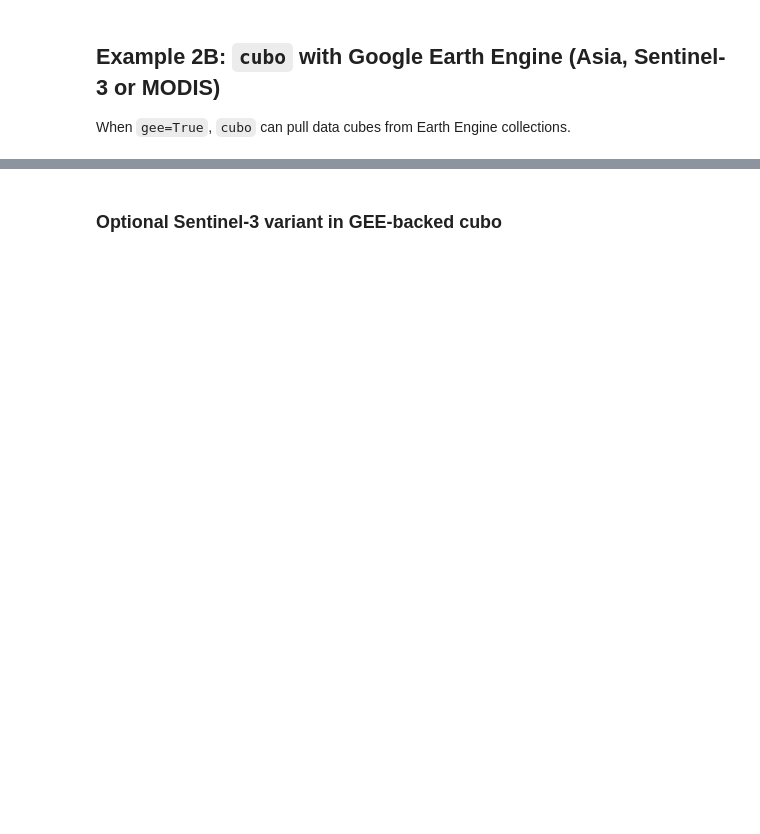
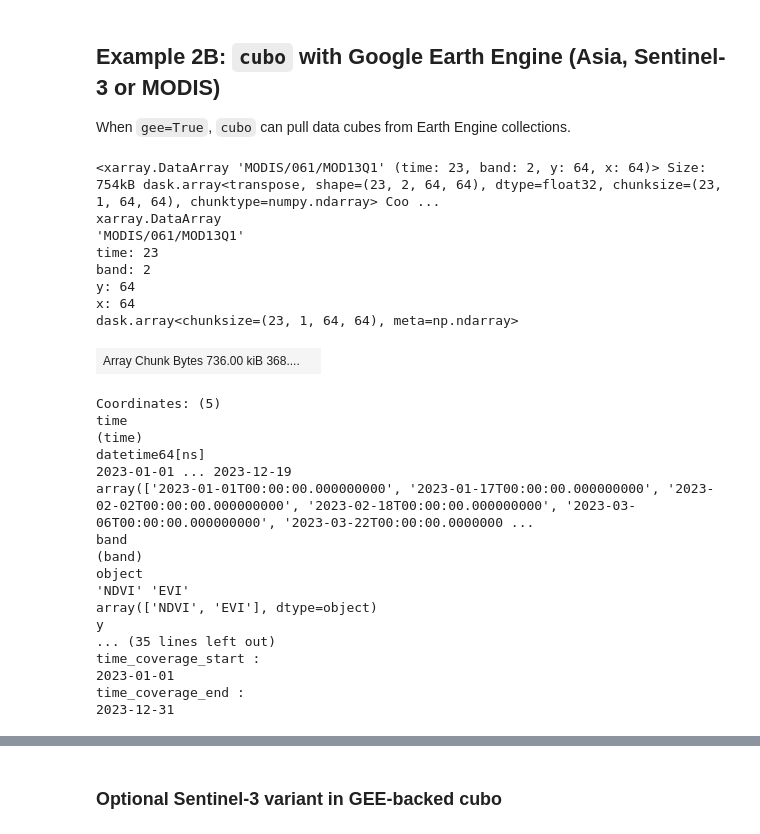
Before and after one commit to khizerzakir/CEOS_UNOOSA_Training, a Jupyter notebook: eo_climate_resilience_tutorial_africa_asia.ipynb, the cells around one changed output, grey strips where cells are left out. Drawn from its saved outputs; the diff is of its cells as text; code cells hidden in the pictures; blank space fills up the shorter version.

```diff
--- a/eo_climate_resilience_tutorial_africa_asia.ipynb
+++ b/eo_climate_resilience_tutorial_africa_asia.ipynb
@@ -252,22 +391,49 @@ When `gee=True`, `cubo` can pull data cubes from Earth Engine collections.
 # %%
 
 # Initialize Earth Engine first if needed:
 # ee.Initialize(project="YOUR_GEE_PROJECT",
 #               opt_url="https://earthengine-highvolume.googleapis.com")
 
 lat_asia = 22.5
 lon_asia = 90.0
 
 # Example: MODIS NDVI via GEE-backed cubo
-# da_asia_cubo = cubo.create(
-#     lat=lat_asia,
-#     lon=lon_asia,
-#     collection="MODIS/061/MOD13Q1",
-#     bands=["NDVI", "EVI"],
-#     start_date="2023-01-01",
-#     end_date="2023-12-31",
-#     edge_size=64,
-#     resolution=250,
-#     gee=True,
-# )
-# da_asia_cubo
+da_asia_cubo = cubo.create(
+    lat=lat_asia,
+    lon=lon_asia,
+    collection="MODIS/061/MOD13Q1",
+    bands=["NDVI", "EVI"],
+    start_date="2023-01-01",
+    end_date="2023-12-31",
+    edge_size=64,
+    resolution=250,
+    gee=True,
+)
+da_asia_cubo
+# %% [output]
+<xarray.DataArray 'MODIS/061/MOD13Q1' (time: 23, band: 2, y: 64, x: 64)> Size: 754kB dask.array<transpose, shape=(23, 2, 64, 64), dtype=float32, chunksize=(23, 1, 64, 64), chunktype=numpy.ndarray> Coo ...
+xarray.DataArray
+'MODIS/061/MOD13Q1'
+time: 23
+band: 2
+y: 64
+x: 64
+dask.array<chunksize=(23, 1, 64, 64), meta=np.ndarray>
+| Array Chunk Bytes 736.00 kiB 368.... |  |
+Coordinates: (5)
+time
+(time)
+datetime64[ns]
+2023-01-01 ... 2023-12-19
+array(['2023-01-01T00:00:00.000000000', '2023-01-17T00:00:00.000000000', '2023-02-02T00:00:00.000000000', '2023-02-18T00:00:00.000000000', '2023-03-06T00:00:00.000000000', '2023-03-22T00:00:00.0000000 ...
+band
+(band)
+object
+'NDVI' 'EVI'
+array(['NDVI', 'EVI'], dtype=object)
+y
+... (35 lines left out)
+time_coverage_start :
+2023-01-01
+time_coverage_end :
+2023-12-31
```
Also changed, not shown: parts of 32 cells of this notebook, 8 other files.
